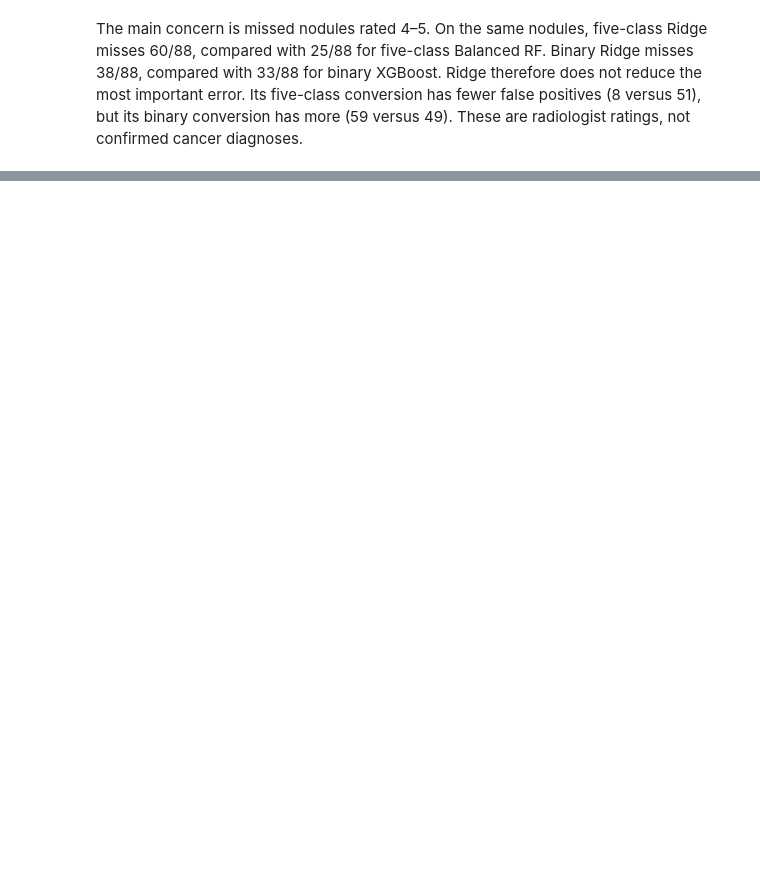
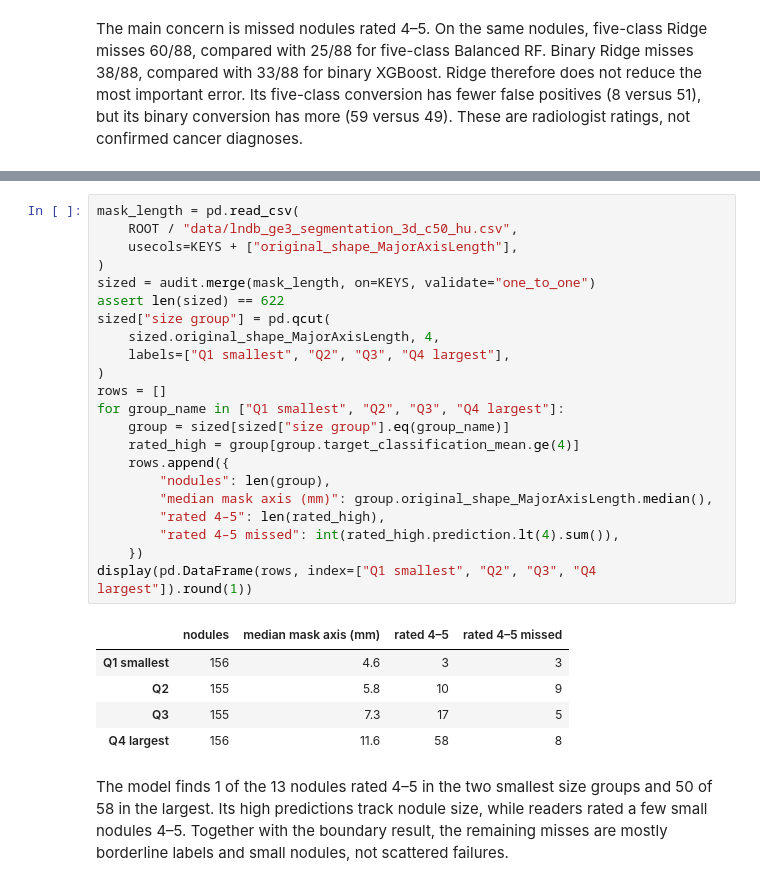
Before and after one commit to anaaaraujoo/lung-ct-classification, a Jupyter notebook: notebooks/new_radiomics_results_analysis.ipynb, the cells around one changed output, grey strips where cells are left out. Cells and saved outputs as stored; diff of their text form; blank space fills up the shorter version.

```diff
--- a/notebooks/new_radiomics_results_analysis.ipynb
+++ b/notebooks/new_radiomics_results_analysis.ipynb
@@ -691,0 +887,30 @@ The main concern is missed nodules rated 4–5. On the same nodules, five-class
+# %%
+mask_length = pd.read_csv(
+    ROOT / "data/lndb_ge3_segmentation_3d_c50_hu.csv",
+    usecols=KEYS + ["original_shape_MajorAxisLength"],
+)
+sized = audit.merge(mask_length, on=KEYS, validate="one_to_one")
+assert len(sized) == 622
+sized["size group"] = pd.qcut(
+    sized.original_shape_MajorAxisLength, 4,
+    labels=["Q1 smallest", "Q2", "Q3", "Q4 largest"],
+)
+rows = []
+for group_name in ["Q1 smallest", "Q2", "Q3", "Q4 largest"]:
+    group = sized[sized["size group"].eq(group_name)]
+    rated_high = group[group.target_classification_mean.ge(4)]
+    rows.append({
+        "nodules": len(group),
+        "median mask axis (mm)": group.original_shape_MajorAxisLength.median(),
+        "rated 4–5": len(rated_high),
+        "rated 4–5 missed": int(rated_high.prediction.lt(4).sum()),
+    })
+display(pd.DataFrame(rows, index=["Q1 smallest", "Q2", "Q3", "Q4 largest"]).round(1))
+# %% [output]
+|  | nodules | median mask axis (mm) | rated 4–5 | rated 4–5 missed |
+| Q1 smallest | 156 | 4.6 | 3 | 3 |
+| Q2 | 155 | 5.8 | 10 | 9 |
+| Q3 | 155 | 7.3 | 17 | 5 |
+| Q4 largest | 156 | 11.6 | 58 | 8 |
+# %% [markdown]
+The model finds 1 of the 13 nodules rated 4–5 in the two smallest size groups and 50 of 58 in the largest. Its high predictions track nodule size, while readers rated a few small nodules 4–5. Together with the boundary result, the remaining misses are mostly borderline labels and small nodules, not scattered failures.
```
Also changed, not shown: parts of 12 cells of this notebook, 1 other file.
